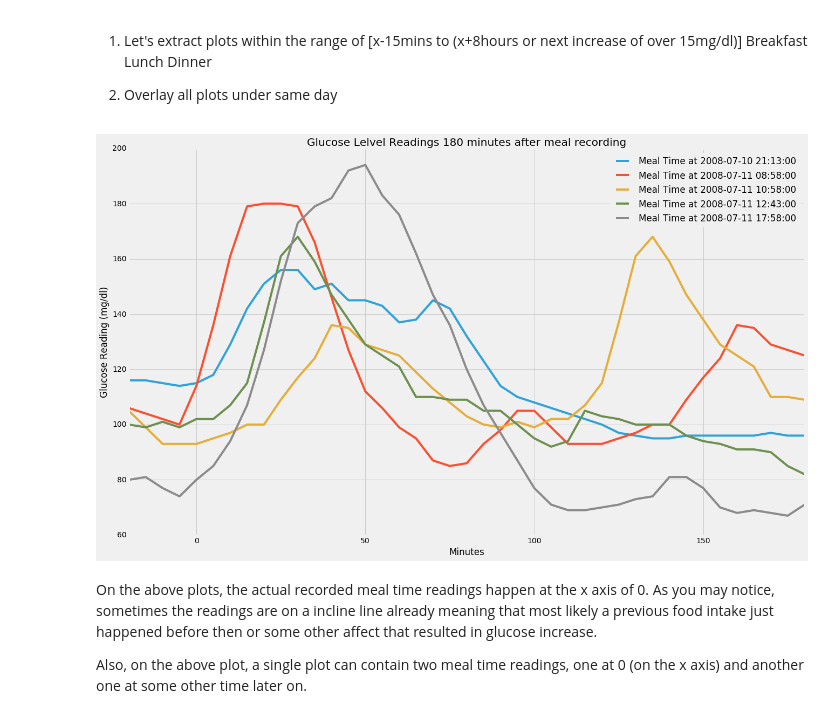
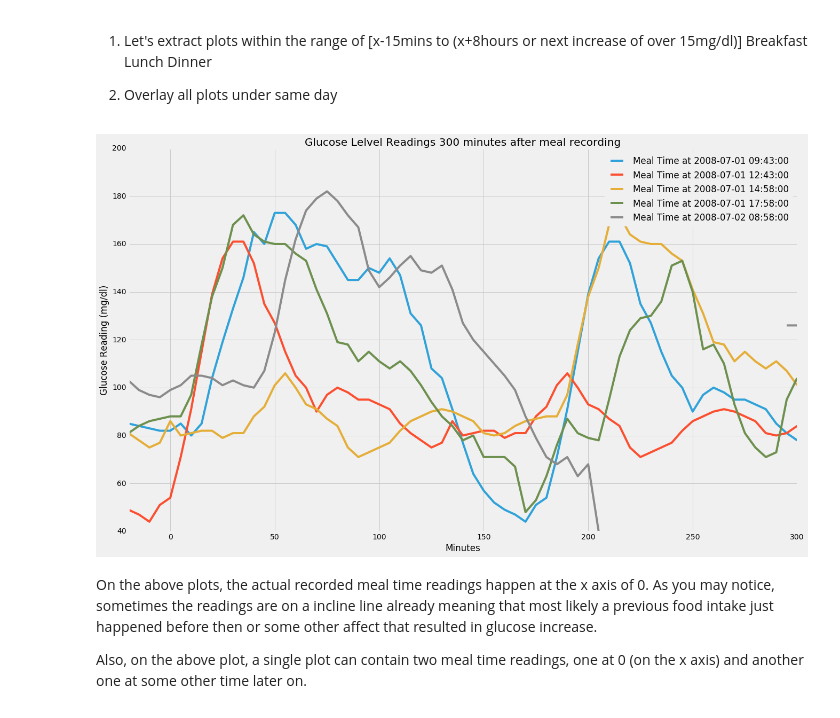
Before and after one commit to SalChem/Diabetic-Project, a Jupyter notebook: Smoothing and Filtering.ipynb, the cells around one changed output. Saved outputs shown, nothing was run; the diff lists cells and outputs as text; code cells hidden in the pictures.

Commit message:
Plotting until next meal

```diff
--- a/Smoothing and Filtering.ipynb
+++ b/Smoothing and Filtering.ipynb
@@ -468,6 +469,8 @@ df_P1_w_all_deletion = df_P1_w_all_deletion.sort(['Date'])
 df_P1_w_all_deletion = df_P1_w_all_deletion.reset_index(drop=True)
 
 #print len(points_to_del2)
+
+df_meals = copy.deepcopy(df_P1_w_all_deletion)
 # %% [output]
 The meal time at 2008-07-03 15:28:00 has 11 missing readings within its 90 minutes.
 # %%
@@ -610,22 +614,21 @@ for x in range(df_P1_w_all_deletion['CHO (g)'].size):
 # %%
+Plot_extraction_v1(df_meals)
+
 plt.figure(figsize=(20,12))
 #plt.figure(figsize=_FIG_SIZE)
 #for j in range(df_P1_w_all_deletion['CHO (g)'].size):
-for j in range(20,25):
+for j in range(0,5):
     row = df_all_plots.iloc[j]
     #print row
     row.plot(label='Meal Time at {}'.format(df_P1_w_all_deletion['Date'][j]))
-
-
-
 
 plt.xlabel('Minutes')
 plt.ylabel('Glucose Reading (mg/dl)')
 plt.legend(loc='upper right')
 title = 'Glucose Lelvel Readings {} minutes after meal recording'.format(after_reading)
 plt.title(title);
 # %% [output]
-[figure, old version]
+[figure, new version]
 # %% [markdown]
 On the above plots, the actual recorded meal time readings happen at the x axis of 0.
 As you may notice, sometimes the readings are on a incline line already meaning that most likely a previous food intake just happened before then or some other affect that resulted in glucose increase.
```
Also changed, not shown: parts of 14 cells of this notebook.
